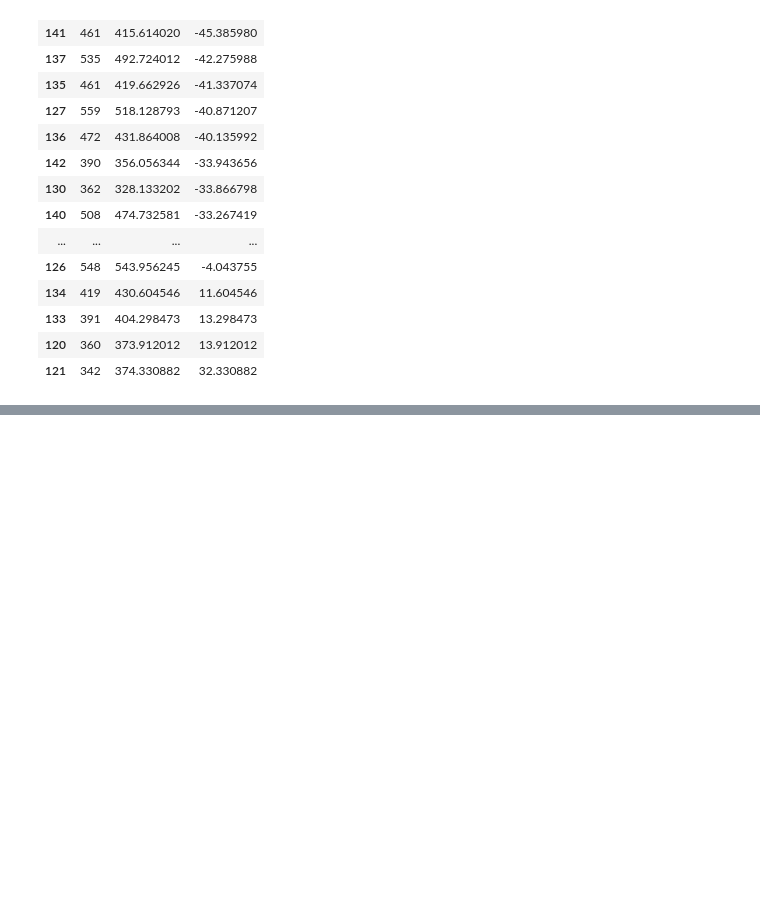
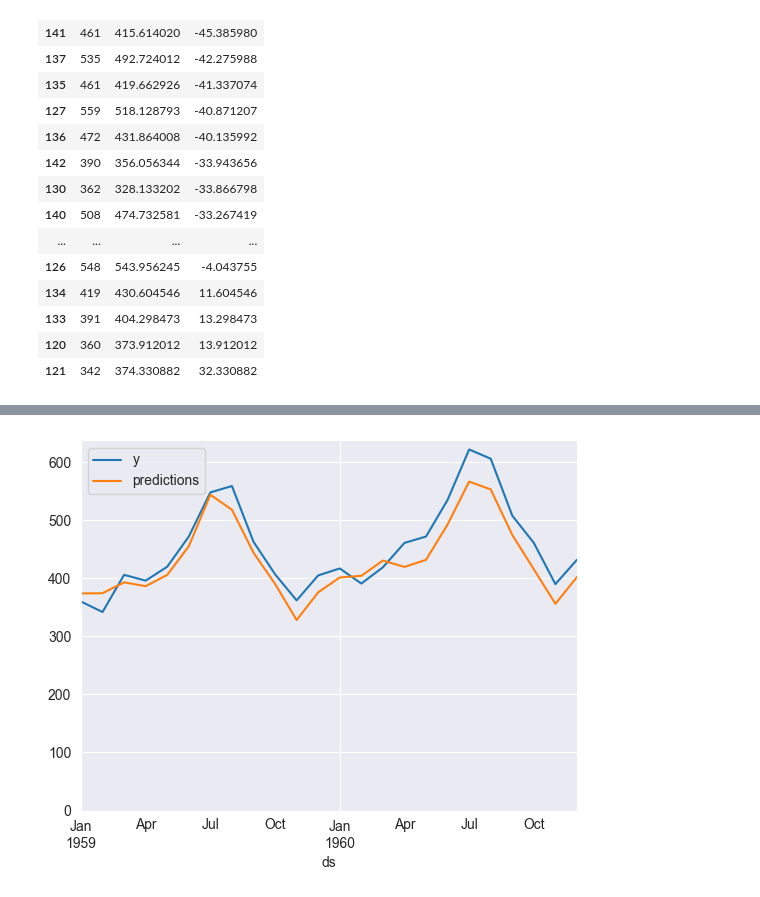
Before and after one commit to ideaguy3d/data-engineering-practice, a Jupyter notebook: _maven/regression_forecasting/_assignment_10_time_series.ipynb, the cells around one changed output, grey strips where cells are left out. Drawn from its saved outputs; the diff is of its cells as text; code cells hidden in the pictures; blank space fills up the shorter version.

```diff
--- a/_maven/regression_forecasting/_assignment_10_time_series.ipynb
+++ b/_maven/regression_forecasting/_assignment_10_time_series.ipynb
@@ -512,0 +520,5 @@ pd.DataFrame({
+# %%
+test_df.assign(predictions=forecast['yhat']).set_index('ds').plot(ylim=0)
+sns.despine();
+# %% [output]
+[figure, added]
```
Also changed, not shown: parts of 2 cells of this notebook, 1 other file.
